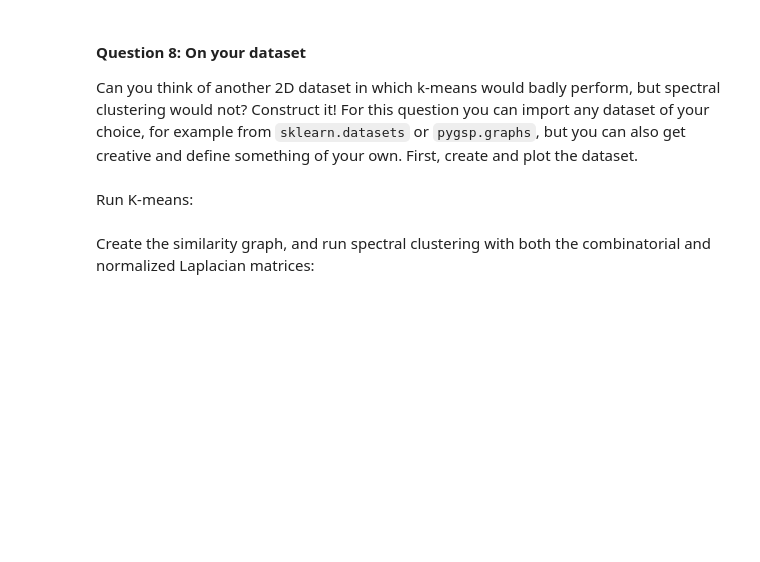
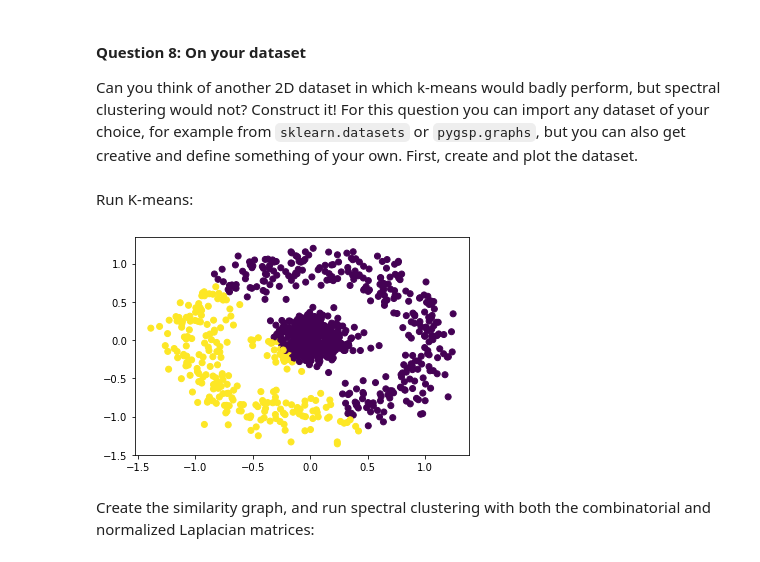
Before and after one commit to caralen/ntds_2019, a Jupyter notebook: assignments/2_learning_with_graphs.ipynb, the cells around one changed output. Saved outputs shown, nothing was run; the diff lists cells and outputs as text; code cells hidden in the pictures; blank space fills up the shorter version.

Commit message:
Another dataset (Q8)

```diff
--- a/assignments/2_learning_with_graphs.ipynb
+++ b/assignments/2_learning_with_graphs.ipynb
@@ -367,2 +312,6 @@ For this question you can import any dataset of your choice, for example from `s
+# %%
+from sklearn.datasets import make_circles
+
+X_circles, y_circles = make_circles(n_samples=1000, noise=0.15, factor=0.05, random_state=96)
 # %% [markdown]
 Run K-means:
@@ -371,2 +318,6 @@ Run K-means:
+# %%
+plt.scatter(X_circles[:,0], X_circles[:, 1], c=KMeans(n_clusters=2).fit(X_circles).predict(X_circles));
+# %% [output]
+[figure, added]
 # %% [markdown]
 Create the similarity graph, and run spectral clustering with both the combinatorial and normalized Laplacian matrices:
```
Also changed, not shown: parts of 25 cells of this notebook.
